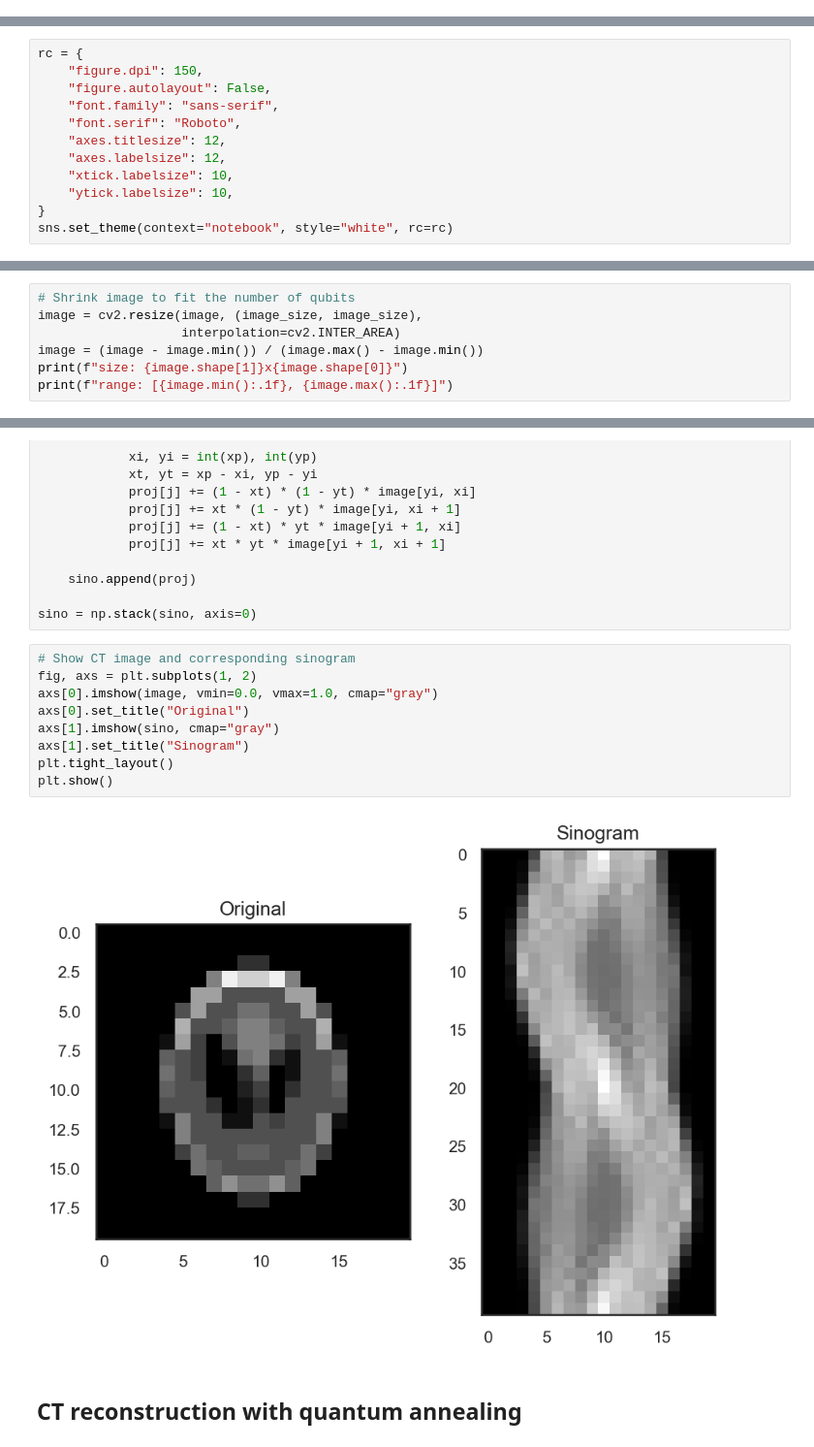
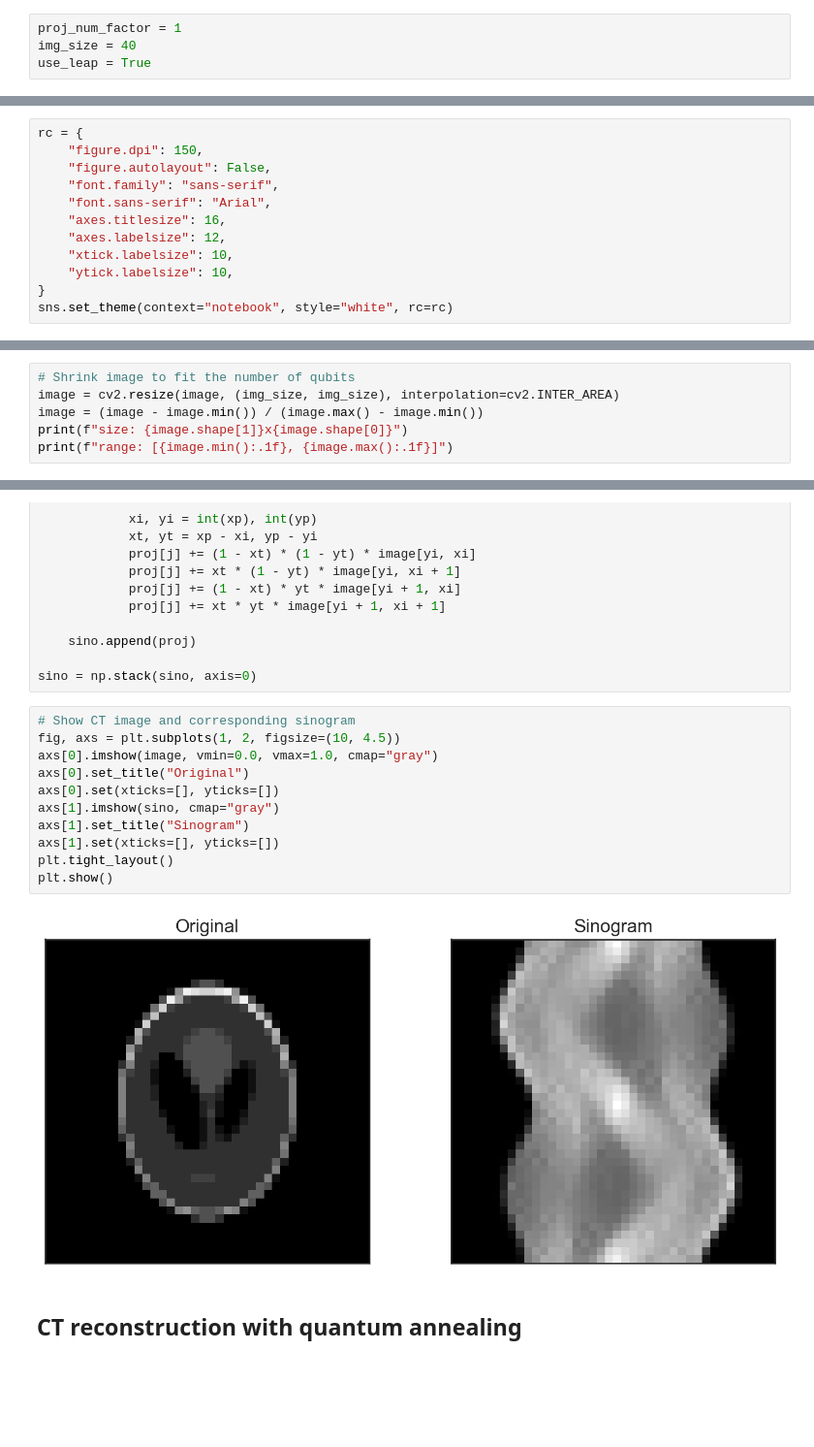
Before and after one commit to tatsy/QA-CT, a Jupyter notebook: ct_recon_real.ipynb, the cells around one changed output, grey strips where cells are left out. Shown: that part at 97% size. Drawn from its saved outputs; the diff is of its cells as text; blank space fills up the shorter version.

```diff
--- a/ct_recon_real.ipynb
+++ b/ct_recon_real.ipynb
@@ -18,0 +21,4 @@ image_size = 20
+# %%
+proj_num_factor = 1
+img_size = 40
+use_leap = True
@@ -21,8 +38,8 @@ rc = {
     "figure.dpi": 150,
     "figure.autolayout": False,
     "font.family": "sans-serif",
-    "font.serif": "Roboto",
-    "axes.titlesize": 12,
+    "font.sans-serif": "Arial",
+    "axes.titlesize": 16,
     "axes.labelsize": 12,
     "xtick.labelsize": 10,
     "ytick.labelsize": 10,
@@ -42,8 +59,7 @@ size: 512x512
 range: [0.0, 1.0]
 # %%
 # Shrink image to fit the number of qubits
-image = cv2.resize(image, (image_size, image_size),
-                   interpolation=cv2.INTER_AREA)
+image = cv2.resize(image, (img_size, img_size), interpolation=cv2.INTER_AREA)
 image = (image - image.min()) / (image.max() - image.min())
 print(f"size: {image.shape[1]}x{image.shape[0]}")
 print(f"range: [{image.min():.1f}, {image.max():.1f}]")
@@ -104,14 +120,16 @@ for n, a in enumerate(angles):
 sino = np.stack(sino, axis=0)
 # %%
 # Show CT image and corresponding sinogram
-fig, axs = plt.subplots(1, 2)
+fig, axs = plt.subplots(1, 2, figsize=(10, 4.5))
 axs[0].imshow(image, vmin=0.0, vmax=1.0, cmap="gray")
 axs[0].set_title("Original")
+axs[0].set(xticks=[], yticks=[])
 axs[1].imshow(sino, cmap="gray")
 axs[1].set_title("Sinogram")
+axs[1].set(xticks=[], yticks=[])
 plt.tight_layout()
 plt.show()
 # %% [output]
-[figure, old version]
+[figure, new version]
 # %% [markdown]
 ## CT reconstruction with quantum annealing
```
Also changed, not shown: parts of 14 cells of this notebook, 2 other files.
